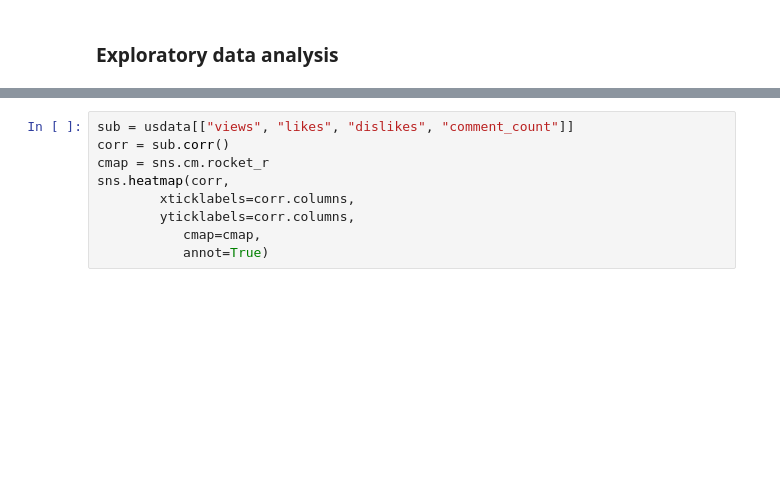
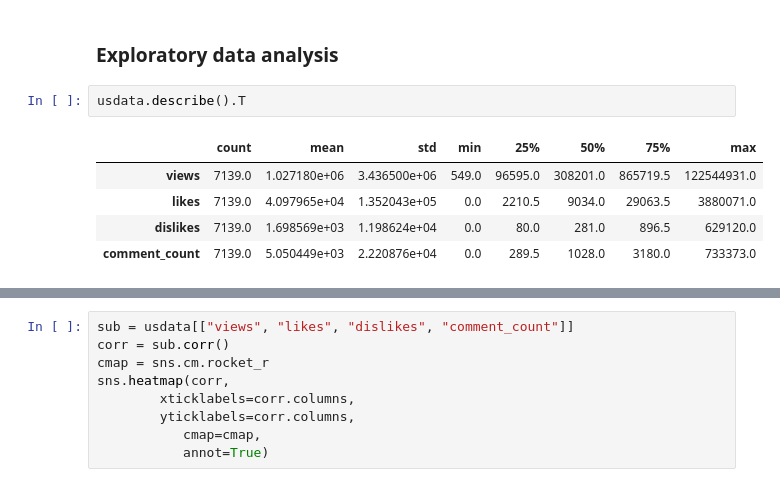
Before and after one commit to askatako/youtube, a Jupyter notebook: EDA_USA_basics.ipynb, the cells around one changed output, grey strips where cells are left out. Cells and saved outputs as stored; diff of their text form; blank space fills up the shorter version.

```diff
--- a/EDA_USA_basics.ipynb
+++ b/EDA_USA_basics.ipynb
@@ -37,3 +37,11 @@ cat_name_to_cat_id = {j:i for i,j in categories.items() if i in set(usdata["cate
 cat_id_to_cat_name = {j:i for i,j in cat_name_to_cat_id.items()}
 # %% [markdown]
 ### Exploratory data analysis
+# %%
+usdata.describe().T
+# %% [output]
+|  | count | mean | std | min | 25% | 50% | 75% | max |
+| views | 7139.0 | 1.027180e+06 | 3.436500e+06 | 549.0 | 96595.0 | 308201.0 | 865719.5 | 122544931.0 |
+| likes | 7139.0 | 4.097965e+04 | 1.352043e+05 | 0.0 | 2210.5 | 9034.0 | 29063.5 | 3880071.0 |
+| dislikes | 7139.0 | 1.698569e+03 | 1.198624e+04 | 0.0 | 80.0 | 281.0 | 896.5 | 629120.0 |
+| comment_count | 7139.0 | 5.050449e+03 | 2.220876e+04 | 0.0 | 289.5 | 1028.0 | 3180.0 | 733373.0 |
```
Also changed, not shown: parts of 2 cells of this notebook.
